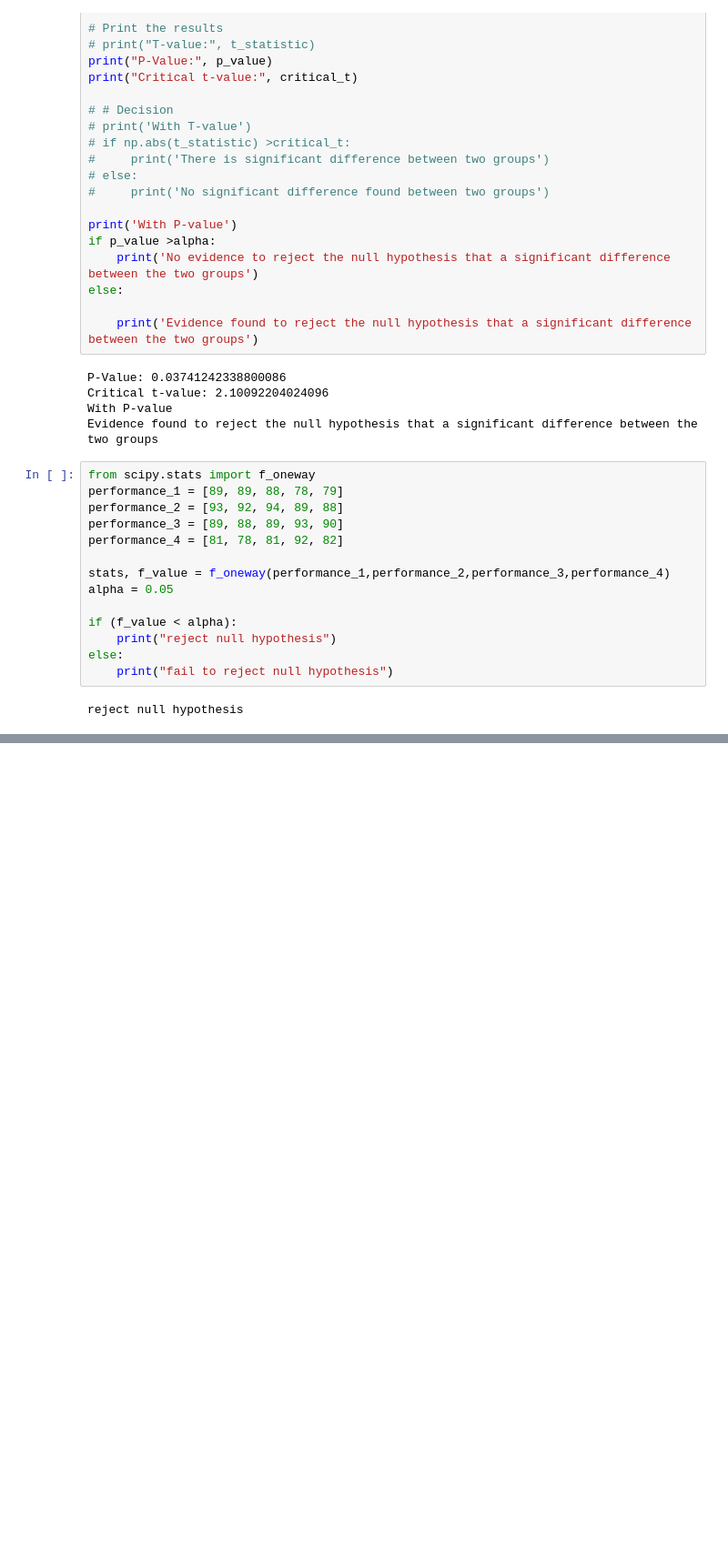
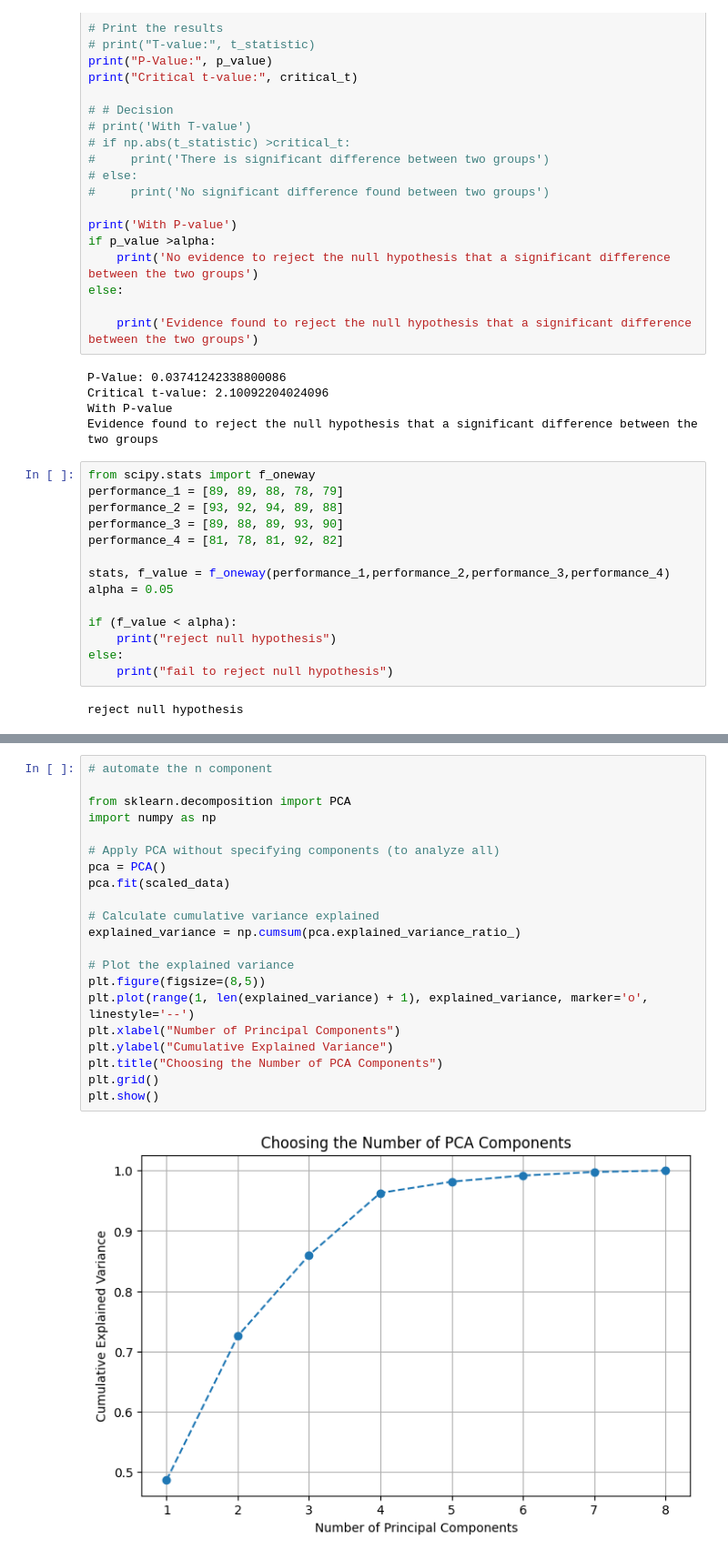
Before and after one commit to Aayush063/Foundation_of-_Data_Science, a Jupyter notebook: stats.ipynb, the cells around one changed output, grey strips where cells are left out. Shown at 91% size. Cells and saved outputs as stored; diff of their text form; blank space fills up the shorter version.

```diff
--- a/stats.ipynb
+++ b/stats.ipynb
@@ -280,0 +730,23 @@ reject null hypothesis
+# %%
+# automate the n component
+
+from sklearn.decomposition import PCA
+import numpy as np
+
+# Apply PCA without specifying components (to analyze all)
+pca = PCA()
+pca.fit(scaled_data)
+
+# Calculate cumulative variance explained
+explained_variance = np.cumsum(pca.explained_variance_ratio_)
+
+# Plot the explained variance
+plt.figure(figsize=(8,5))
+plt.plot(range(1, len(explained_variance) + 1), explained_variance, marker='o', linestyle='--')
+plt.xlabel("Number of Principal Components")
+plt.ylabel("Cumulative Explained Variance")
+plt.title("Choosing the Number of PCA Components")
+plt.grid()
+plt.show()
+# %% [output]
+[figure, added]
```
Also changed, not shown: parts of 19 cells of this notebook, 2 other files.
